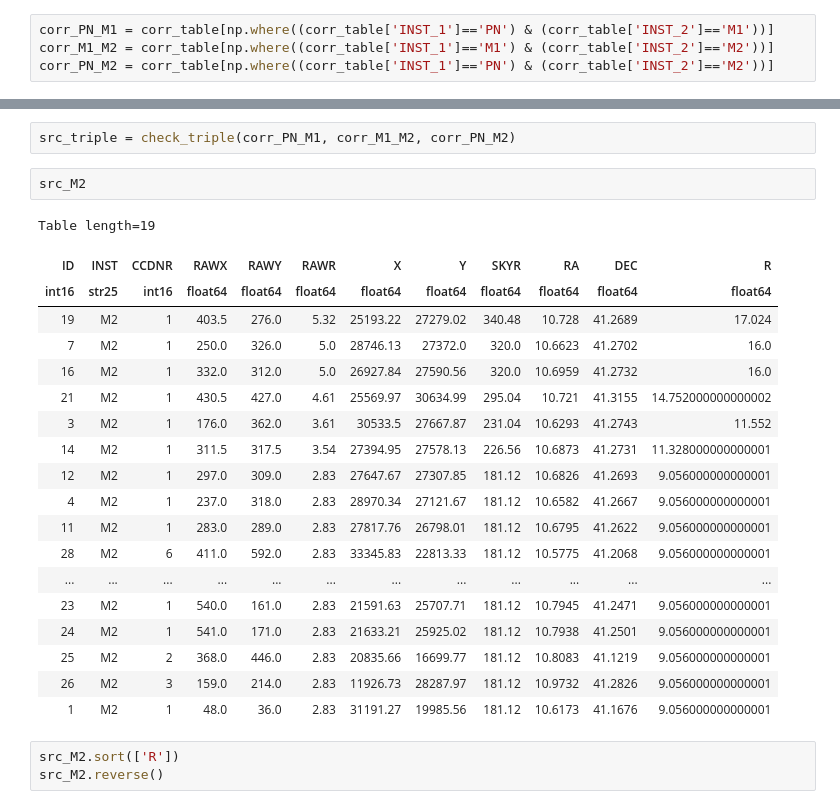
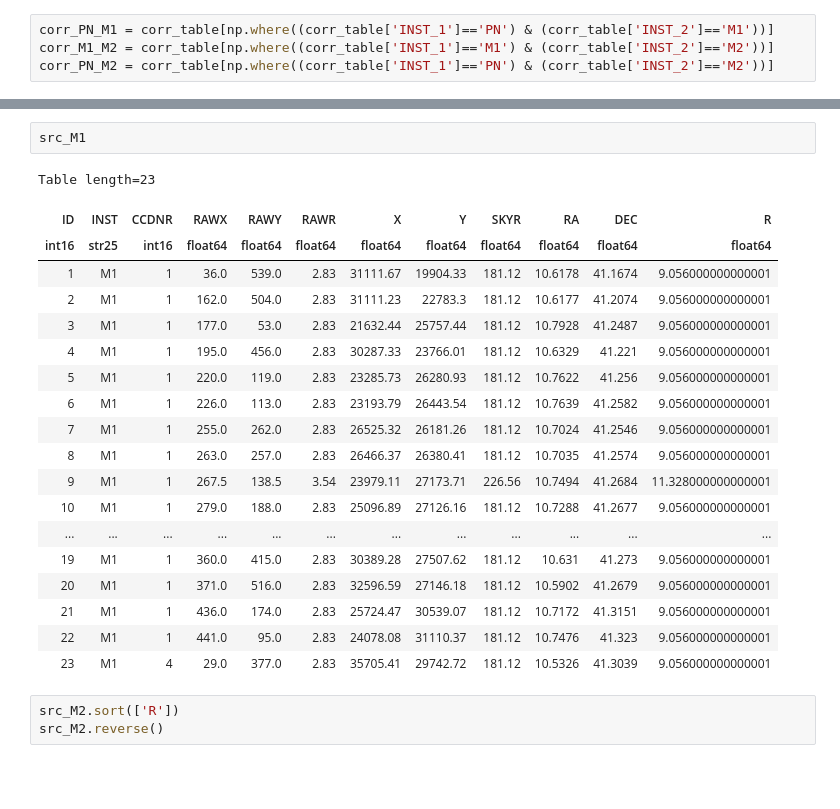
Before and after one commit to FlorentXIFU/EXOD, a Jupyter notebook: scripts/detectorMOS.ipynb, the cells around one changed output, grey strips where cells are left out. Cells and saved outputs as stored; diff of their text form; blank space fills up the shorter version.

```diff
--- a/scripts/detectorMOS.ipynb
+++ b/scripts/detectorMOS.ipynb
@@ -387,27 +396,25 @@ src_triple
-# %%
-src_triple = check_triple(corr_PN_M1, corr_M1_M2, corr_PN_M2)
-# %%
-src_M2
-# %% [output]
-Table length=19
-| ID | INST | CCDNR | RAWX | RAWY | RAWR | X | Y | SKYR | RA | DEC | R |
-| int16 | str25 | int16 | float64 | float64 | float64 | float64 | float64 | float64 | float64 | float64 | float64 |
-| 19 | M2 | 1 | 403.5 | 276.0 | 5.32 | 25193.22 | 27279.02 | 340.48 | 10.728 | 41.2689 | 17.024 |
-| 7 | M2 | 1 | 250.0 | 326.0 | 5.0 | 28746.13 | 27372.0 | 320.0 | 10.6623 | 41.2702 | 16.0 |
-| 16 | M2 | 1 | 332.0 | 312.0 | 5.0 | 26927.84 | 27590.56 | 320.0 | 10.6959 | 41.2732 | 16.0 |
-| 21 | M2 | 1 | 430.5 | 427.0 | 4.61 | 25569.97 | 30634.99 | 295.04 | 10.721 | 41.3155 | 14.752000000000002 |
-| 3 | M2 | 1 | 176.0 | 362.0 | 3.61 | 30533.5 | 27667.87 | 231.04 | 10.6293 | 41.2743 | 11.552 |
-| 14 | M2 | 1 | 311.5 | 317.5 | 3.54 | 27394.95 | 27578.13 | 226.56 | 10.6873 | 41.2731 | 11.328000000000001 |
-| 12 | M2 | 1 | 297.0 | 309.0 | 2.83 | 27647.67 | 27307.85 | 181.12 | 10.6826 | 41.2693 | 9.056000000000001 |
-| 4 | M2 | 1 | 237.0 | 318.0 | 2.83 | 28970.34 | 27121.67 | 181.12 | 10.6582 | 41.2667 | 9.056000000000001 |
-| 11 | M2 | 1 | 283.0 | 289.0 | 2.83 | 27817.76 | 26798.01 | 181.12 | 10.6795 | 41.2622 | 9.056000000000001 |
-| 28 | M2 | 6 | 411.0 | 592.0 | 2.83 | 33345.83 | 22813.33 | 181.12 | 10.5775 | 41.2068 | 9.056000000000001 |
-| ... | ... | ... | ... | ... | ... | ... | ... | ... | ... | ... | ... |
-| 23 | M2 | 1 | 540.0 | 161.0 | 2.83 | 21591.63 | 25707.71 | 181.12 | 10.7945 | 41.2471 | 9.056000000000001 |
-| 24 | M2 | 1 | 541.0 | 171.0 | 2.83 | 21633.21 | 25925.02 | 181.12 | 10.7938 | 41.2501 | 9.056000000000001 |
-| 25 | M2 | 2 | 368.0 | 446.0 | 2.83 | 20835.66 | 16699.77 | 181.12 | 10.8083 | 41.1219 | 9.056000000000001 |
-| 26 | M2 | 3 | 159.0 | 214.0 | 2.83 | 11926.73 | 28287.97 | 181.12 | 10.9732 | 41.2826 | 9.056000000000001 |
-| 1 | M2 | 1 | 48.0 | 36.0 | 2.83 | 31191.27 | 19985.56 | 181.12 | 10.6173 | 41.1676 | 9.056000000000001 |
+# %%
+src_M1
+# %% [output]
+Table length=23
+| ID | INST | CCDNR | RAWX | RAWY | RAWR | X | Y | SKYR | RA | DEC | R |
+| int16 | str25 | int16 | float64 | float64 | float64 | float64 | float64 | float64 | float64 | float64 | float64 |
+| 1 | M1 | 1 | 36.0 | 539.0 | 2.83 | 31111.67 | 19904.33 | 181.12 | 10.6178 | 41.1674 | 9.056000000000001 |
+| 2 | M1 | 1 | 162.0 | 504.0 | 2.83 | 31111.23 | 22783.3 | 181.12 | 10.6177 | 41.2074 | 9.056000000000001 |
+| 3 | M1 | 1 | 177.0 | 53.0 | 2.83 | 21632.44 | 25757.44 | 181.12 | 10.7928 | 41.2487 | 9.056000000000001 |
+| 4 | M1 | 1 | 195.0 | 456.0 | 2.83 | 30287.33 | 23766.01 | 181.12 | 10.6329 | 41.221 | 9.056000000000001 |
+| 5 | M1 | 1 | 220.0 | 119.0 | 2.83 | 23285.73 | 26280.93 | 181.12 | 10.7622 | 41.256 | 9.056000000000001 |
+| 6 | M1 | 1 | 226.0 | 113.0 | 2.83 | 23193.79 | 26443.54 | 181.12 | 10.7639 | 41.2582 | 9.056000000000001 |
+| 7 | M1 | 1 | 255.0 | 262.0 | 2.83 | 26525.32 | 26181.26 | 181.12 | 10.7024 | 41.2546 | 9.056000000000001 |
+| 8 | M1 | 1 | 263.0 | 257.0 | 2.83 | 26466.37 | 26380.41 | 181.12 | 10.7035 | 41.2574 | 9.056000000000001 |
+| 9 | M1 | 1 | 267.5 | 138.5 | 3.54 | 23979.11 | 27173.71 | 226.56 | 10.7494 | 41.2684 | 11.328000000000001 |
+| 10 | M1 | 1 | 279.0 | 188.0 | 2.83 | 25096.89 | 27126.16 | 181.12 | 10.7288 | 41.2677 | 9.056000000000001 |
+| ... | ... | ... | ... | ... | ... | ... | ... | ... | ... | ... | ... |
+| 19 | M1 | 1 | 360.0 | 415.0 | 2.83 | 30389.28 | 27507.62 | 181.12 | 10.631 | 41.273 | 9.056000000000001 |
+| 20 | M1 | 1 | 371.0 | 516.0 | 2.83 | 32596.59 | 27146.18 | 181.12 | 10.5902 | 41.2679 | 9.056000000000001 |
+| 21 | M1 | 1 | 436.0 | 174.0 | 2.83 | 25724.47 | 30539.07 | 181.12 | 10.7172 | 41.3151 | 9.056000000000001 |
+| 22 | M1 | 1 | 441.0 | 95.0 | 2.83 | 24078.08 | 31110.37 | 181.12 | 10.7476 | 41.323 | 9.056000000000001 |
+| 23 | M1 | 4 | 29.0 | 377.0 | 2.83 | 35705.41 | 29742.72 | 181.12 | 10.5326 | 41.3039 | 9.056000000000001 |
 # %%
 src_M2.sort(['R'])
 src_M2.reverse()
```
Also changed, not shown: parts of 17 cells of this notebook.
